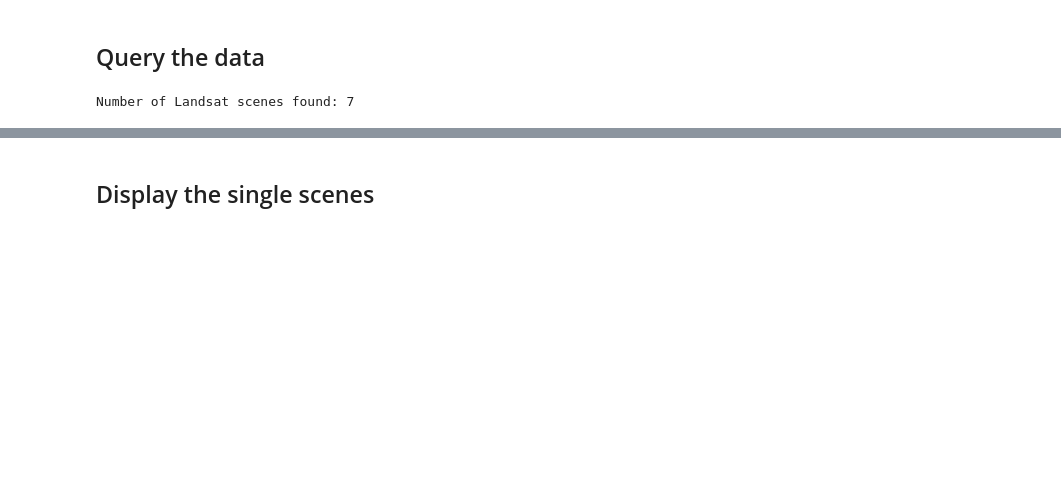
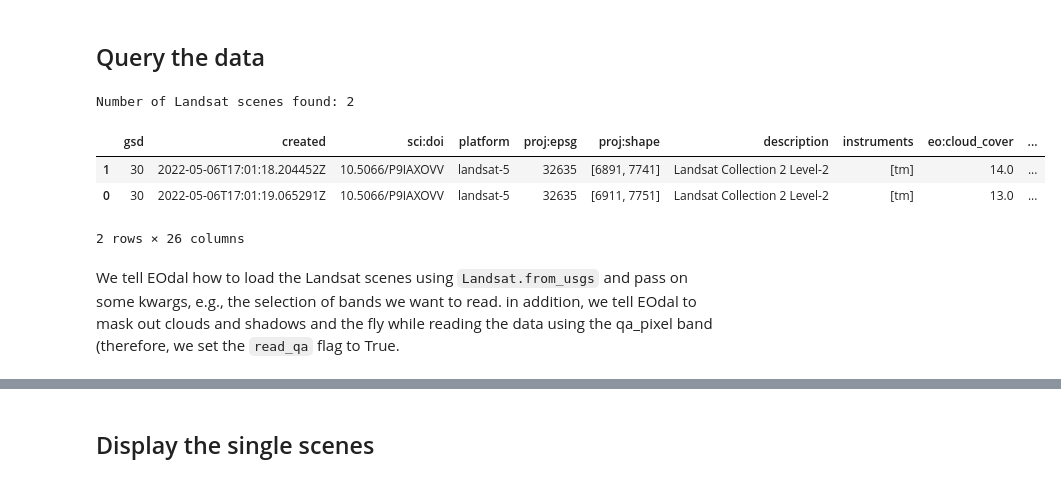
Before and after one commit to ftimcke/LULC-classification, a Jupyter notebook: download_landsat_composite_oneyear.ipynb, the cells around one changed output, grey strips where cells are left out. Drawn from its saved outputs; the diff is of its cells as text; code cells hidden in the pictures; blank space fills up the shorter version.

```diff
--- a/download_landsat_composite_oneyear.ipynb
+++ b/download_landsat_composite_oneyear.ipynb
@@ -117,14 +117,21 @@ def prepocess_landsat_scene(
 # %%
 
 # fetch the metadata
 # query the scenes available (no I/O of scenes, this only fetches metadata)
 mapper.query_scenes()
+print(f'Number of Landsat scenes found: {mapper.metadata.shape[0]}')
+# the metadata is stored as a GeoDataFrame
+mapper.metadata
+# %% [output]
+Number of Landsat scenes found: 2
+|  | gsd | created | sci:doi | platform | proj:epsg | proj:shape | description | instruments | eo:cloud_cover | ... |
+| 1 | 30 | 2022-05-06T17:01:18.204452Z | 10.5066/P9IAXOVV | landsat-5 | 32635 | [6891, 7741] | Landsat Collection 2 Level-2 | [tm] | 14.0 | ... |
+| 0 | 30 | 2022-05-06T17:01:19.065291Z | 10.5066/P9IAXOVV | landsat-5 | 32635 | [6911, 7751] | Landsat Collection 2 Level-2 | [tm] | 13.0 | ... |
+2 rows × 26 columns
-# %%
-
-# the metadata is stored as a GeoDataFrame
-mapper.metadata.head()
-
-print(f'Number of Landsat scenes found: {mapper.metadata.shape[0]}')
-# %% [output]
-Number of Landsat scenes found: 7
+# %% [markdown]
+We tell EOdal how to load the Landsat scenes using `Landsat.from_usgs`
+and pass on some kwargs, e.g., the selection of bands we want to read.
+in addition, we tell EOdal to mask out clouds and shadows and the fly
+while reading the data using the qa_pixel band (therefore, we set the
+`read_qa` flag to True.
 # %%
```
Also changed, not shown: parts of 12 cells of this notebook.
